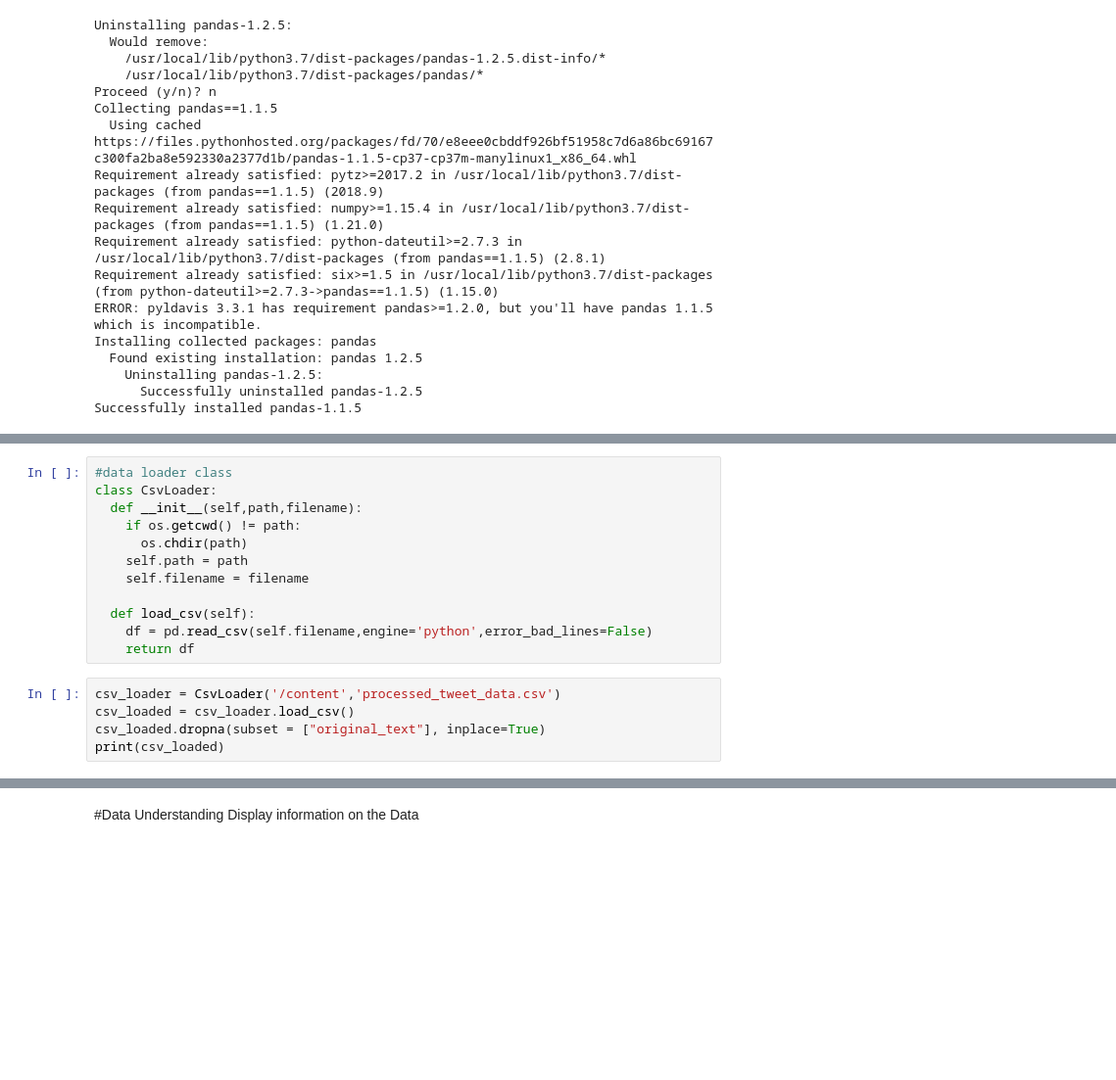
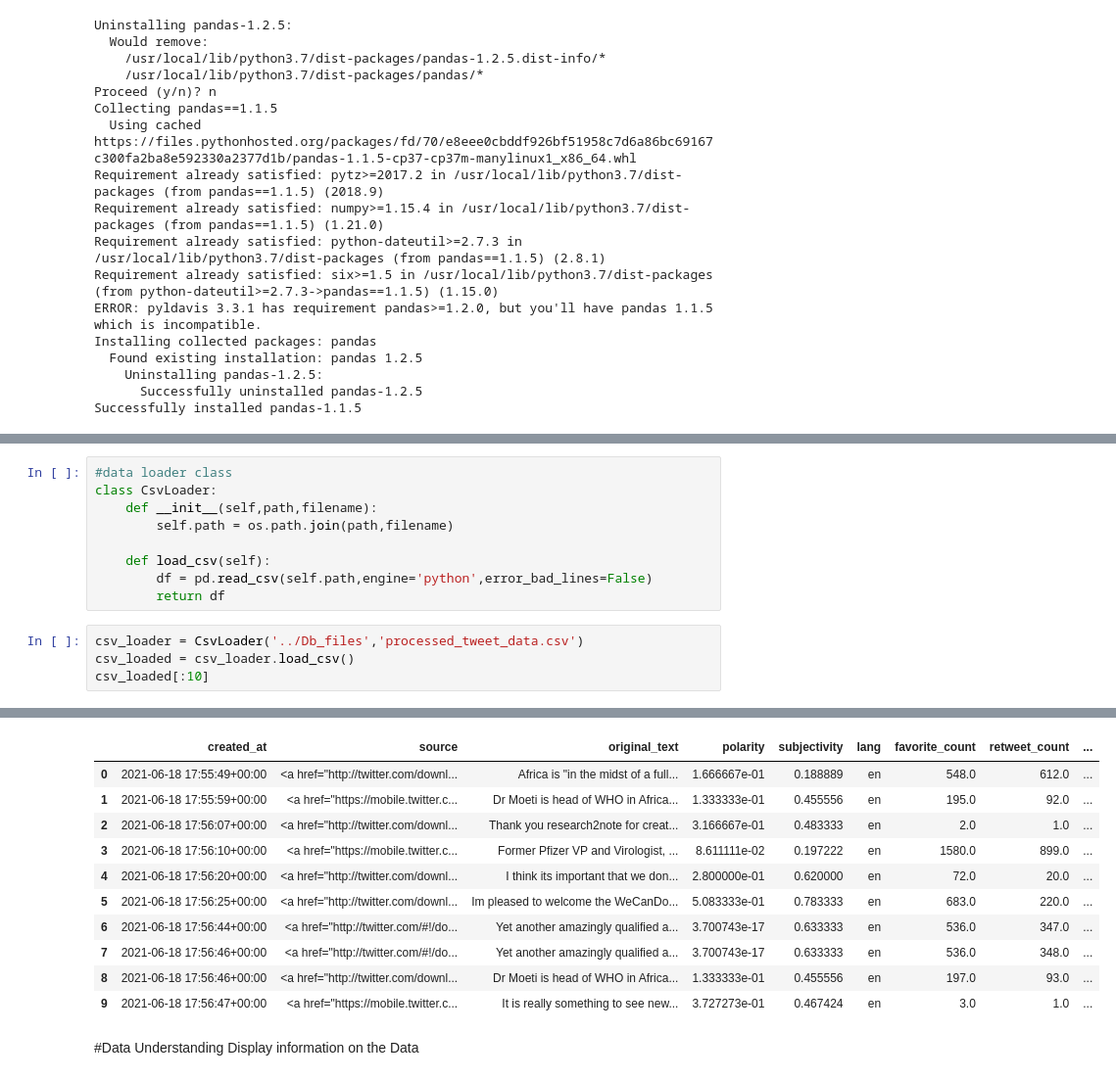
Before and after one commit to DiboraHaile/Twitter-Data-Analysis, a Jupyter notebook: notebooks/Topic_Modeling.ipynb, the cells around one changed output, grey strips where cells are left out. Shown at 98% size. Saved outputs shown, nothing was run; the diff lists cells and outputs as text; blank space fills up the shorter version.

Commit message:
fixed path error

```diff
--- a/notebooks/Topic_Modeling.ipynb
+++ b/notebooks/Topic_Modeling.ipynb
@@ -77,18 +92,14 @@ True
 # %%
 #data loader class
 class CsvLoader:
-  def __init__(self,path,filename):
-    if os.getcwd() != path:
-      os.chdir(path)
-    self.path = path
-    self.filename = filename
+    def __init__(self,path,filename):
+        self.path = os.path.join(path,filename)
 
-  def load_csv(self):
-    df = pd.read_csv(self.filename,engine='python',error_bad_lines=False)
-    return df
+    def load_csv(self):
+        df = pd.read_csv(self.path,engine='python',error_bad_lines=False)
+        return df
 # %%
-csv_loader = CsvLoader('/content','processed_tweet_data.csv')
+csv_loader = CsvLoader('../Db_files','processed_tweet_data.csv')
 csv_loaded = csv_loader.load_csv()
-csv_loaded.dropna(subset = ["original_text"], inplace=True)
-print(csv_loaded)
+csv_loaded[:10]
 # %% [output]
@@ -109,3 +118,14 @@ print(csv_loaded)
+|  | created_at | source | original_text | polarity | subjectivity | lang | favorite_count | retweet_count | ... |
+| 0 | 2021-06-18 17:55:49+00:00 | <a href="http://twitter.com/downl... | Africa is "in the midst of a full... | 1.666667e-01 | 0.188889 | en | 548.0 | 612.0 | ... |
+| 1 | 2021-06-18 17:55:59+00:00 | <a href="https://mobile.twitter.c... | Dr Moeti is head of WHO in Africa... | 1.333333e-01 | 0.455556 | en | 195.0 | 92.0 | ... |
+| 2 | 2021-06-18 17:56:07+00:00 | <a href="http://twitter.com/downl... | Thank you research2note for creat... | 3.166667e-01 | 0.483333 | en | 2.0 | 1.0 | ... |
+| 3 | 2021-06-18 17:56:10+00:00 | <a href="https://mobile.twitter.c... | Former Pfizer VP and Virologist, ... | 8.611111e-02 | 0.197222 | en | 1580.0 | 899.0 | ... |
+| 4 | 2021-06-18 17:56:20+00:00 | <a href="http://twitter.com/downl... | I think its important that we don... | 2.800000e-01 | 0.620000 | en | 72.0 | 20.0 | ... |
+| 5 | 2021-06-18 17:56:25+00:00 | <a href="http://twitter.com/downl... | Im pleased to welcome the WeCanDo... | 5.083333e-01 | 0.783333 | en | 683.0 | 220.0 | ... |
+| 6 | 2021-06-18 17:56:44+00:00 | <a href="http://twitter.com/#!/do... | Yet another amazingly qualified a... | 3.700743e-17 | 0.633333 | en | 536.0 | 347.0 | ... |
+| 7 | 2021-06-18 17:56:46+00:00 | <a href="http://twitter.com/#!/do... | Yet another amazingly qualified a... | 3.700743e-17 | 0.633333 | en | 536.0 | 348.0 | ... |
+| 8 | 2021-06-18 17:56:46+00:00 | <a href="http://twitter.com/downl... | Dr Moeti is head of WHO in Africa... | 1.333333e-01 | 0.455556 | en | 197.0 | 93.0 | ... |
+| 9 | 2021-06-18 17:56:47+00:00 | <a href="https://mobile.twitter.c... | It is really something to see new... | 3.727273e-01 | 0.467424 | en | 3.0 | 1.0 | ... |
 # %% [markdown]
 #Data Understanding
 Display information on the Data
```
Also changed, not shown: parts of 14 cells of this notebook.
